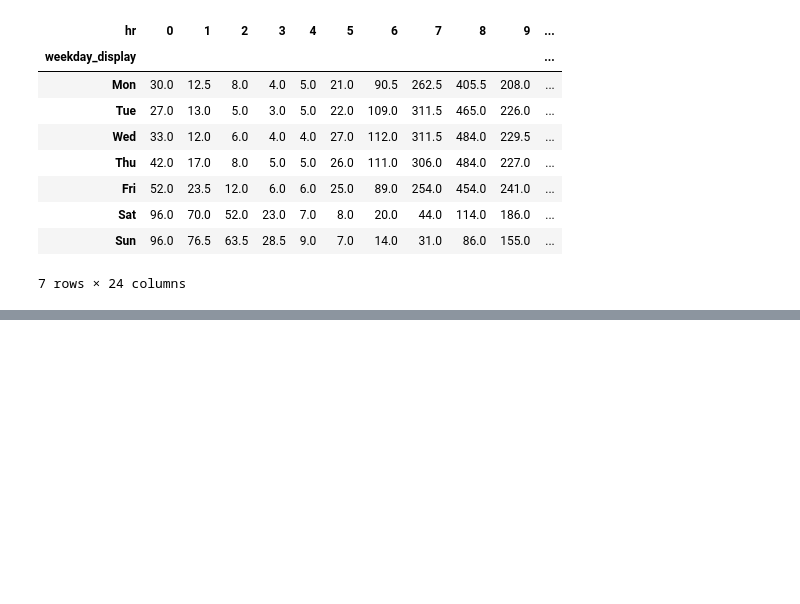
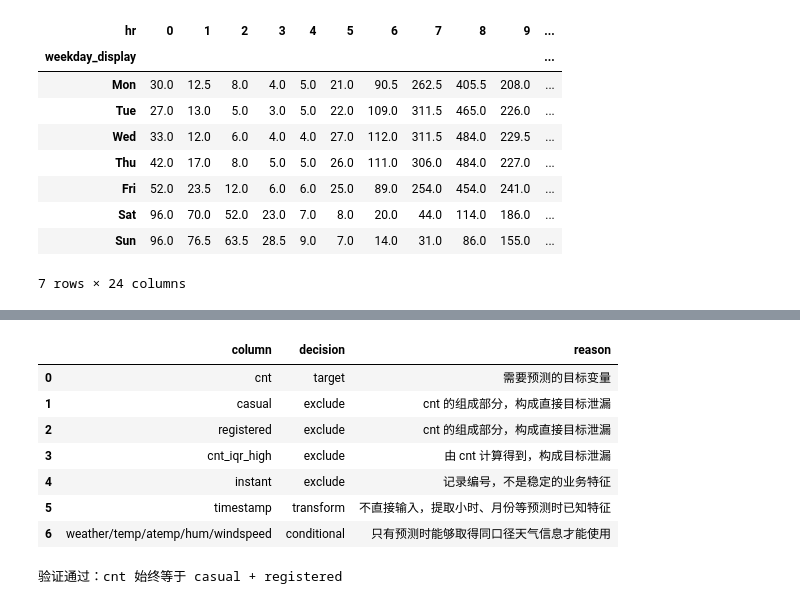
Before and after one commit to gjnzsu/ai-python-learning-pathway, a Jupyter notebook: projects/week-05-bike-sharing/notebooks/03_group_comparison.ipynb, the cells around one changed output, grey strips where cells are left out. Drawn from its saved outputs; the diff is of its cells as text; code cells hidden in the pictures; blank space fills up the shorter version.

Commit message:
docs: complete data thinking wrap-up

```diff
--- a/projects/week-05-bike-sharing/notebooks/03_group_comparison.ipynb
+++ b/projects/week-05-bike-sharing/notebooks/03_group_comparison.ipynb
@@ -505,0 +618,57 @@ demand_matrix
+# %%
+feature_audit = pd.DataFrame(
+    [
+        {
+            "column": "cnt",
+            "decision": "target",
+            "reason": "需要预测的目标变量",
+        },
+        {
+            "column": "casual",
+            "decision": "exclude",
+            "reason": "cnt 的组成部分，构成直接目标泄漏",
+        },
+        {
+            "column": "registered",
+            "decision": "exclude",
+            "reason": "cnt 的组成部分，构成直接目标泄漏",
+        },
+        {
+            "column": "cnt_iqr_high",
+            "decision": "exclude",
+            "reason": "由 cnt 计算得到，构成目标泄漏",
+        },
+        {
+            "column": "instant",
+            "decision": "exclude",
+            "reason": "记录编号，不是稳定的业务特征",
+        },
+        {
+            "column": "timestamp",
+            "decision": "transform",
+            "reason": "不直接输入，提取小时、月份等预测时已知特征",
+        },
+        {
+            "column": "weather/temp/atemp/hum/windspeed",
+            "decision": "conditional",
+            "reason": "只有预测时能够取得同口径天气信息才能使用",
+        },
+    ]
+)
+
+feature_audit
+# %% [output]
+|  | column | decision | reason |
+| 0 | cnt | target | 需要预测的目标变量 |
+| 1 | casual | exclude | cnt 的组成部分，构成直接目标泄漏 |
+| 2 | registered | exclude | cnt 的组成部分，构成直接目标泄漏 |
+| 3 | cnt_iqr_high | exclude | 由 cnt 计算得到，构成目标泄漏 |
+| 4 | instant | exclude | 记录编号，不是稳定的业务特征 |
+| 5 | timestamp | transform | 不直接输入，提取小时、月份等预测时已知特征 |
+| 6 | weather/temp/atemp/hum/windspeed | conditional | 只有预测时能够取得同口径天气信息才能使用 |
+# %%
+assert (df["cnt"] == df["casual"] + df["registered"]).all()
+
+print("验证通过：cnt 始终等于 casual + registered")
+# %% [output]
+验证通过：cnt 始终等于 casual + registered
```
Also changed, not shown: parts of 11 cells of this notebook, 1 other file.
